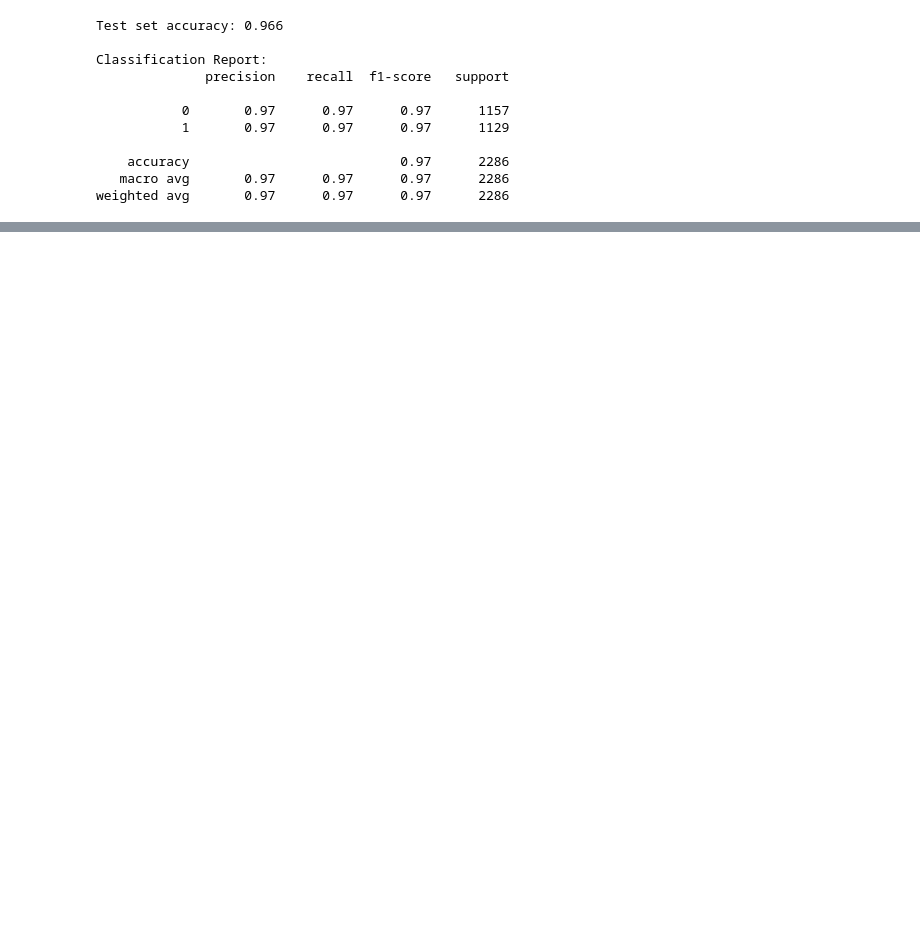
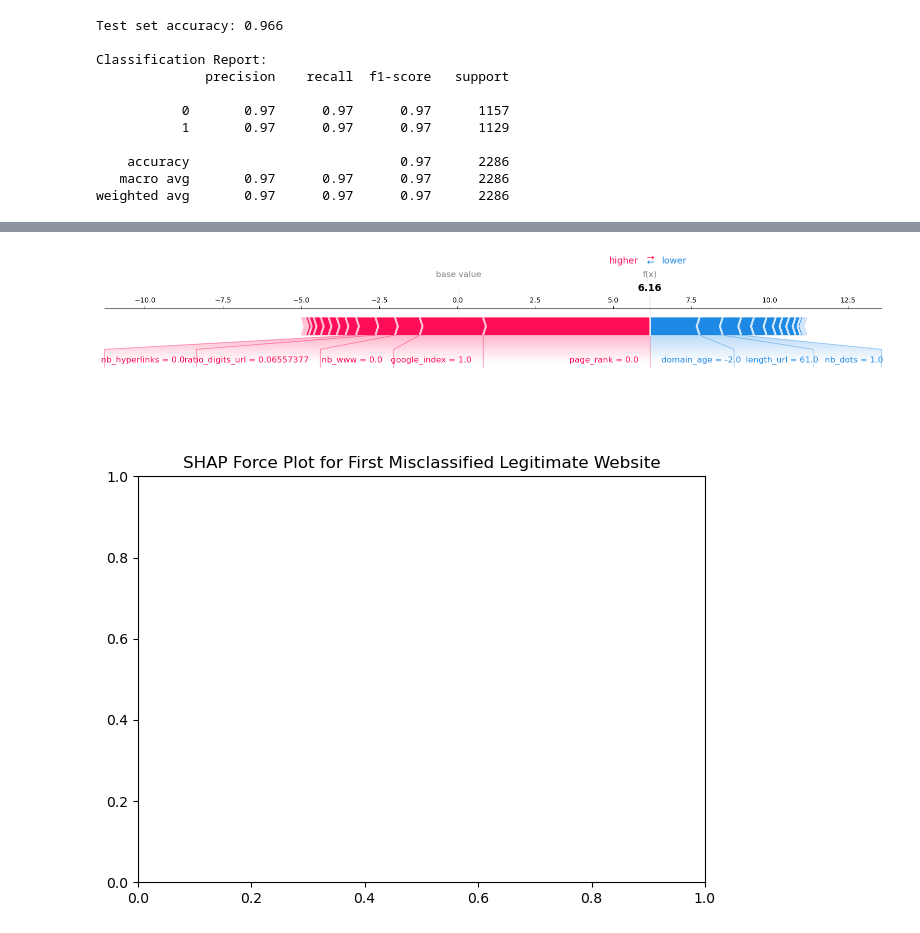
Before and after one commit to Kushank1203/Phishing-Website, a Jupyter notebook: phishingWebsite.ipynb, the cells around one changed output, grey strips where cells are left out. Saved outputs shown, nothing was run; the diff lists cells and outputs as text; code cells hidden in the pictures; blank space fills up the shorter version.

```diff
--- a/phishingWebsite.ipynb
+++ b/phishingWebsite.ipynb
@@ -595,0 +636,13 @@ AttributeError: 'Pipeline' object has no attribute 'feature_importances_'
+# %%
+# Force plot for a single prediction (e.g., first misclassified sample)
+if not misclassified.empty:
+    if isinstance(misclassified_shap, list):
+        shap.force_plot(explainer.expected_value[1], misclassified_shap[1][0,:], misclassified.iloc[0,:], matplotlib=True)
+    else:
+        shap.force_plot(explainer.expected_value, misclassified_shap[0,:], misclassified.iloc[0,:], matplotlib=True)
+    plt.title("SHAP Force Plot for First Misclassified Legitimate Website")
+    plt.tight_layout()
+    plt.show()
+# %% [output]
+[figure, added]
+[figure, added]
```
Also changed, not shown: parts of 43 cells of this notebook.
